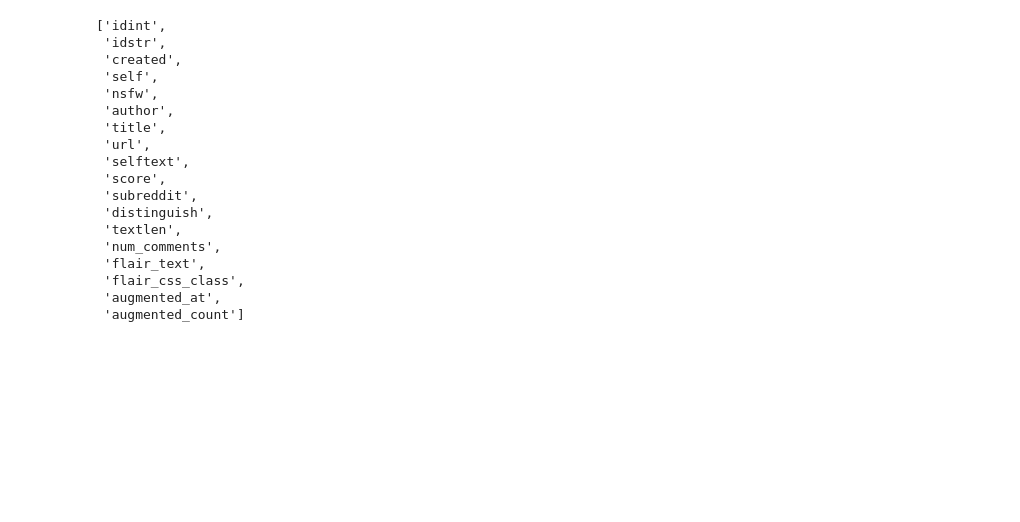
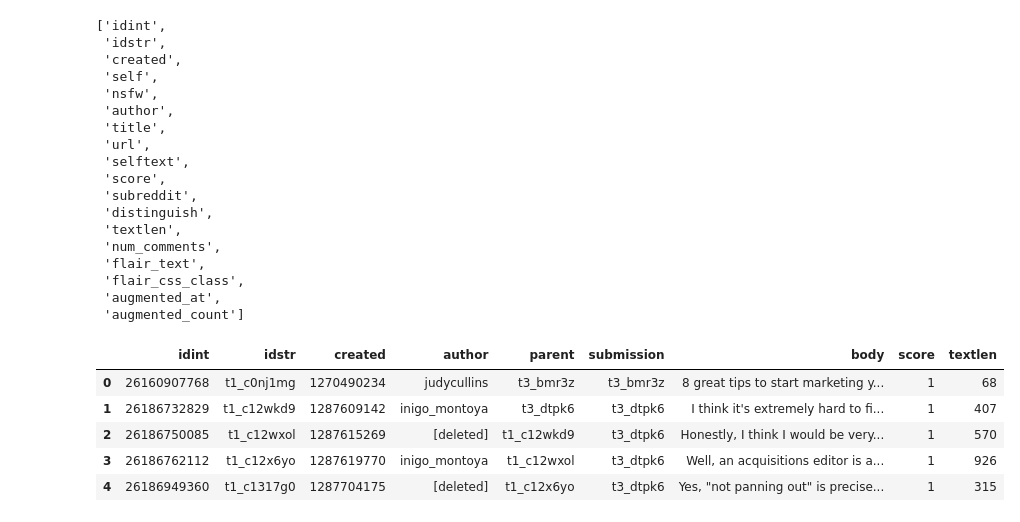
Before and after one commit to meiqingli/dssj_summer2022, a Jupyter notebook: dssj_publishing.ipynb, the cells around one changed output. Saved outputs shown, nothing was run; the diff lists cells and outputs as text; code cells hidden in the pictures; blank space fills up the shorter version.

```diff
--- a/dssj_publishing.ipynb
+++ b/dssj_publishing.ipynb
@@ -83,0 +84,5 @@ list(df_posts)
+# %%
+# Drops less useful columns from our dfs
+# Made new dfs rather than overwriting the originals in case people have different thoughts about what to drop
+# 'distinguish' column identifies whether the poster is a moderator, which is potentially interesting, but it's almost always empty so I dropped it
+df_comments_short = df_comments.drop(['subreddit', 'distinguish'], axis=1)
@@ -83,0 +91,10 @@ list(df_posts)
+# %%
+# To visualize the new dfs
+df_comments_short.head()
+# %% [output]
+|  | idint | idstr | created | author | parent | submission | body | score | textlen |
+| 0 | 26160907768 | t1_c0nj1mg | 1270490234 | judycullins | t3_bmr3z | t3_bmr3z | 8 great tips to start marketing y... | 1 | 68 |
+| 1 | 26186732829 | t1_c12wkd9 | 1287609142 | inigo_montoya | t3_dtpk6 | t3_dtpk6 | I think it's extremely hard to fi... | 1 | 407 |
+| 2 | 26186750085 | t1_c12wxol | 1287615269 | [deleted] | t1_c12wkd9 | t3_dtpk6 | Honestly, I think I would be very... | 1 | 570 |
+| 3 | 26186762112 | t1_c12x6yo | 1287619770 | inigo_montoya | t1_c12wxol | t3_dtpk6 | Well, an acquisitions editor is a... | 1 | 926 |
+| 4 | 26186949360 | t1_c1317g0 | 1287704175 | [deleted] | t1_c12x6yo | t3_dtpk6 | Yes, "not panning out" is precise... | 1 | 315 |
```
Also changed, not shown: parts of 18 cells of this notebook.
